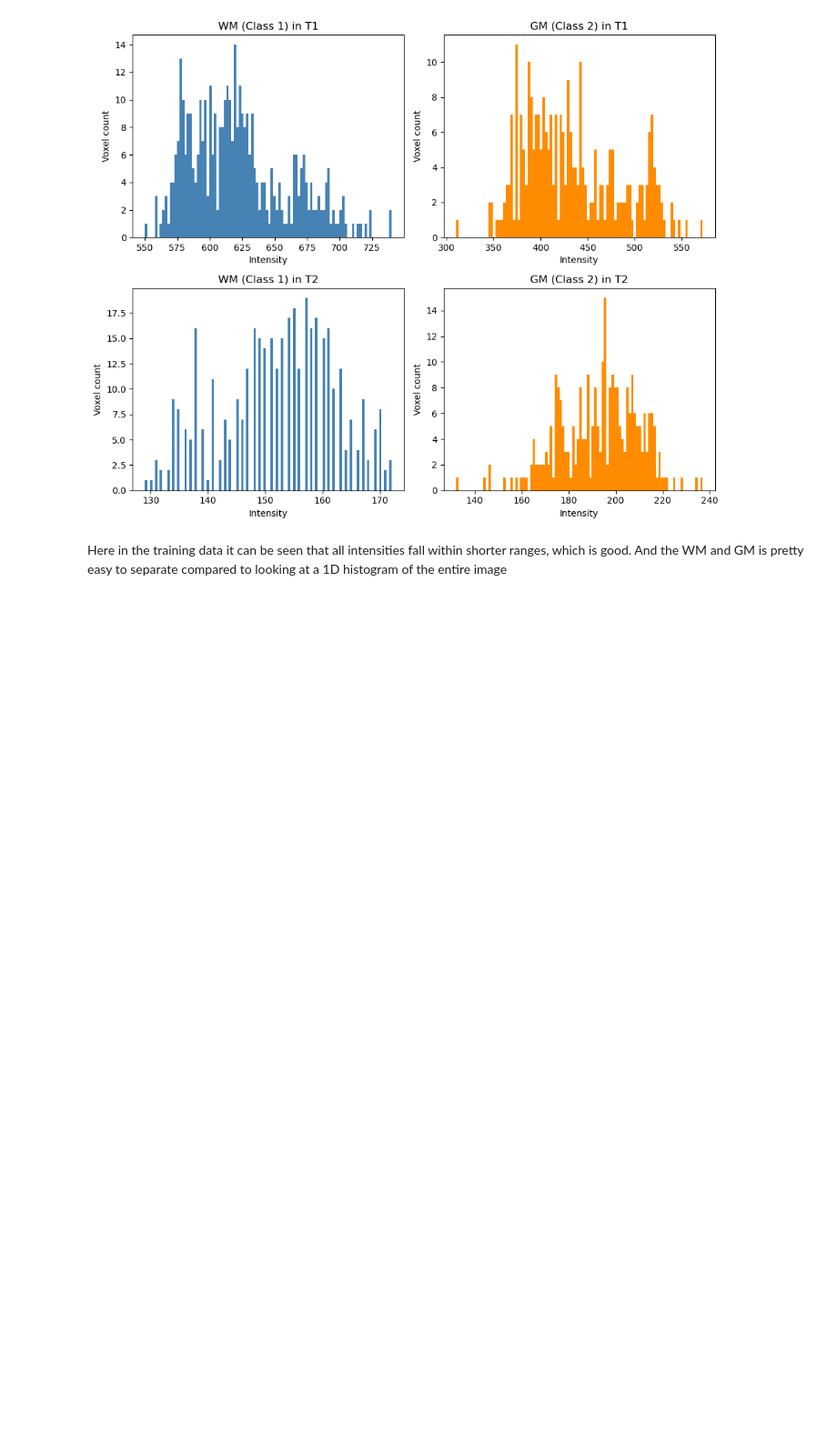
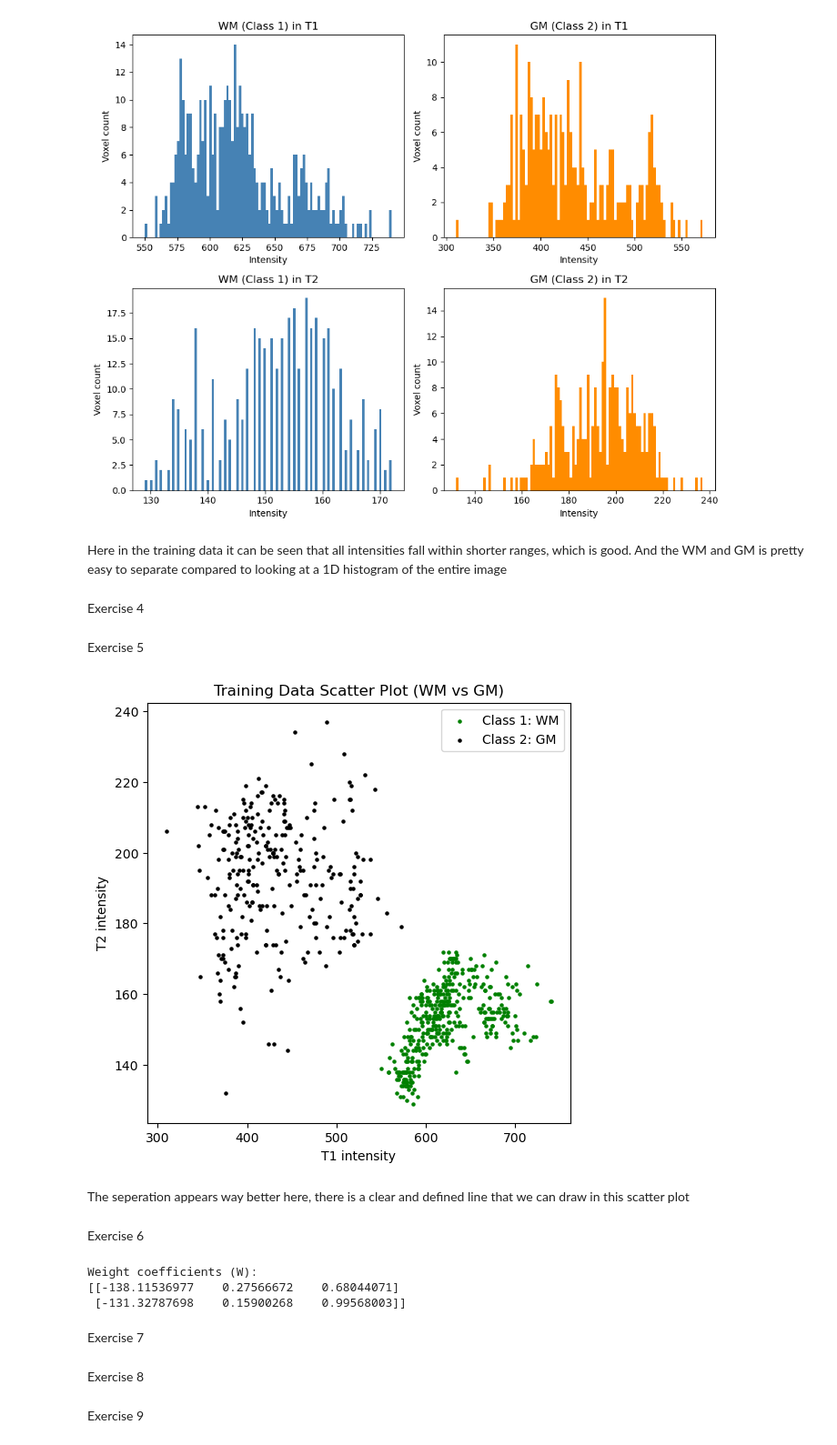
Before and after one commit to FredBas/imageAnalysis-exercises, a Jupyter notebook: modul9/ex6b-AdvancedPixelClassification/myExerciseSolutions.ipynb, the cells around one changed output. Shown at 91% size. Cells and saved outputs as stored; diff of their text form; code cells hidden in the pictures; blank space fills up the shorter version.

Commit message:
All code exercises done, now i just need to answer the questions, but i will not do that today

```diff
--- a/modul9/ex6b-AdvancedPixelClassification/myExerciseSolutions.ipynb
+++ b/modul9/ex6b-AdvancedPixelClassification/myExerciseSolutions.ipynb
@@ -134,3 +134,5 @@ plt.show()
 [figure]
 # %% [markdown]
 Here in the training data it can be seen that all intensities fall within shorter ranges, which is good. And the WM and GM is pretty easy to separate compared to looking at a 1D histogram of the entire image
+# %% [markdown]
+Exercise 4
@@ -136,0 +149,30 @@ Here in the training data it can be seen that all intensities fall within shorte
+# %% [markdown]
+Exercise 5
+# %%
+plt.figure(figsize=(6,6))
+plt.scatter(vals_C1_T1, vals_C1_T2, c='green', s=5, label='Class 1: WM')
+plt.scatter(vals_C2_T1, vals_C2_T2, c='black', s=5, label='Class 2: GM')
+
+plt.xlabel('T1 intensity')
+plt.ylabel('T2 intensity')
+plt.title('Training Data Scatter Plot (WM vs GM)')
+plt.legend()
+plt.show()
+# %% [output]
+[figure, added]
+# %% [markdown]
+The seperation appears way better here, there is a clear and defined line that we can draw in this scatter plot
+# %% [markdown]
+Exercise 6
+# %%
+from data.LDA import LDA
+
+W = LDA(X, T)
+print("Weight coefficients (W):")
+print(W)
+# %% [output]
+Weight coefficients (W):
+[[-138.11536977    0.27566672    0.68044071]
+ [-131.32787698    0.15900268    0.99568003]]
+# %% [markdown]
+Exercise 7
@@ -136,0 +182,2 @@ Here in the training data it can be seen that all intensities fall within shorte
+# %% [markdown]
+Exercise 8
@@ -136,0 +186,2 @@ Here in the training data it can be seen that all intensities fall within shorte
+# %% [markdown]
+Exercise 9
```
Also changed, not shown: parts of 6 cells of this notebook.
